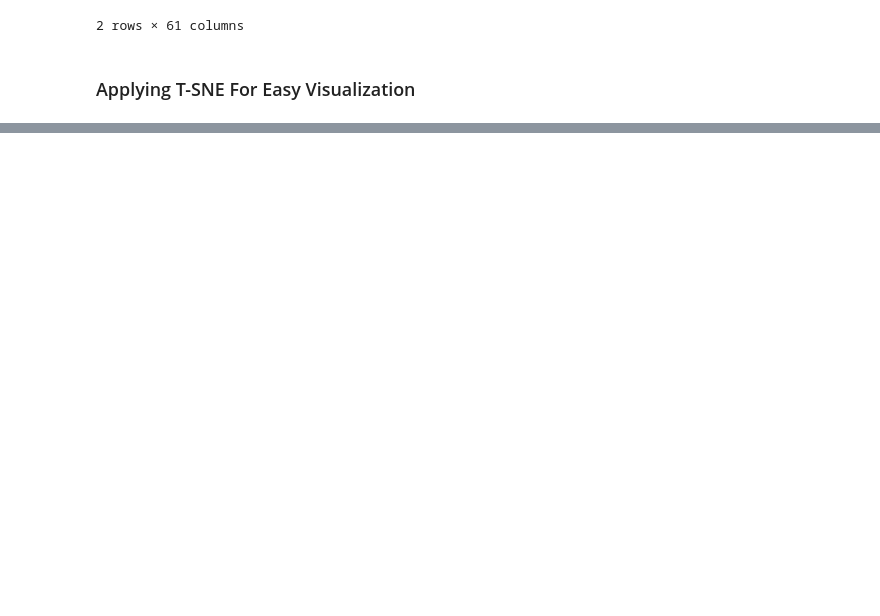
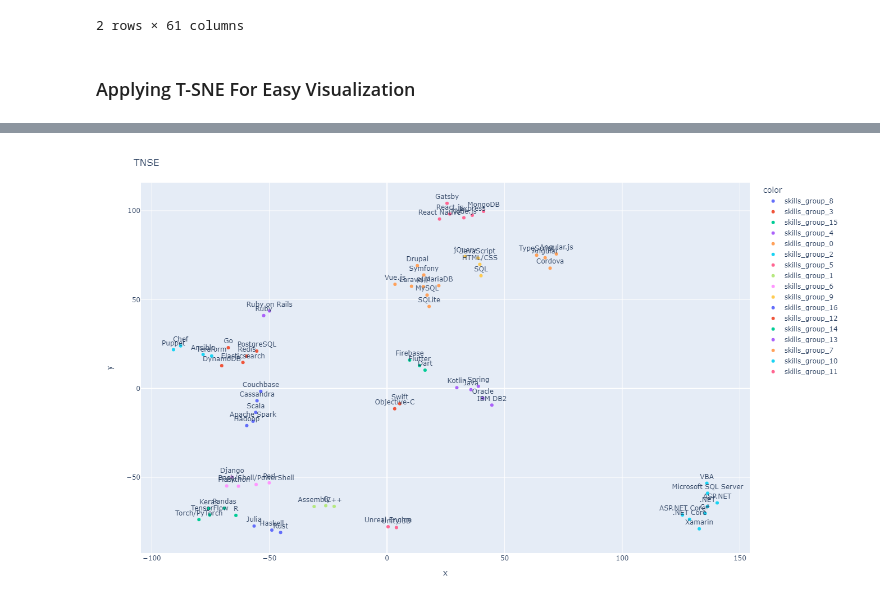
Before and after one commit to MuhamedGad/Ai-pro, a Jupyter notebook: notebooks/03_feature_engineering.ipynb, the cells around one changed output, grey strips where cells are left out. Cells and saved outputs as stored; diff of their text form; code cells hidden in the pictures; blank space fills up the shorter version.

```diff
--- a/notebooks/03_feature_engineering.ipynb
+++ b/notebooks/03_feature_engineering.ipynb
@@ -63,0 +95,9 @@ fig.show()
+# %%
+cluster_labels = ['skills_group_' + str(label) for label in best_kmeans_model.labels_]
+# %%
+fig = px.scatter(x=tsne_projection[0], y=tsne_projection[1], text=tsne_projection.droplevel(0).index, color=cluster_labels)
+fig.update_traces(textposition='top center')
+fig.update_layout(height=800, width=800, title_text='TNSE')
+fig.show()
+# %% [output]
+[figure, added]
```
Also changed, not shown: parts of 8 cells of this notebook.
